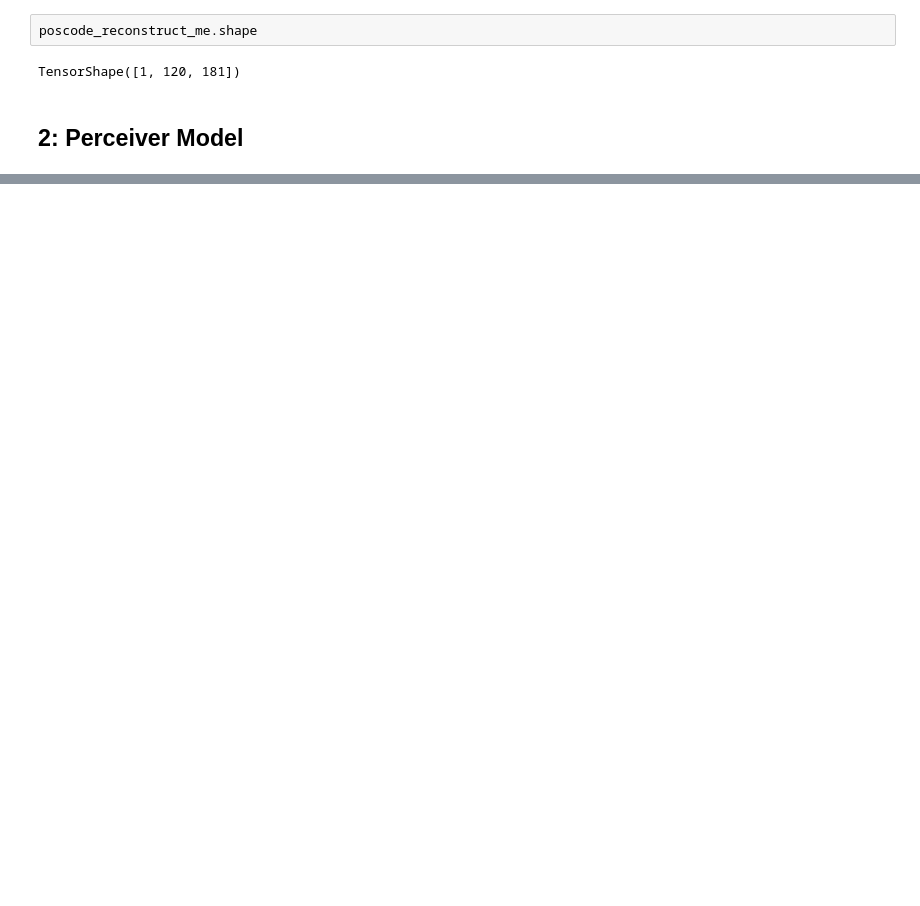
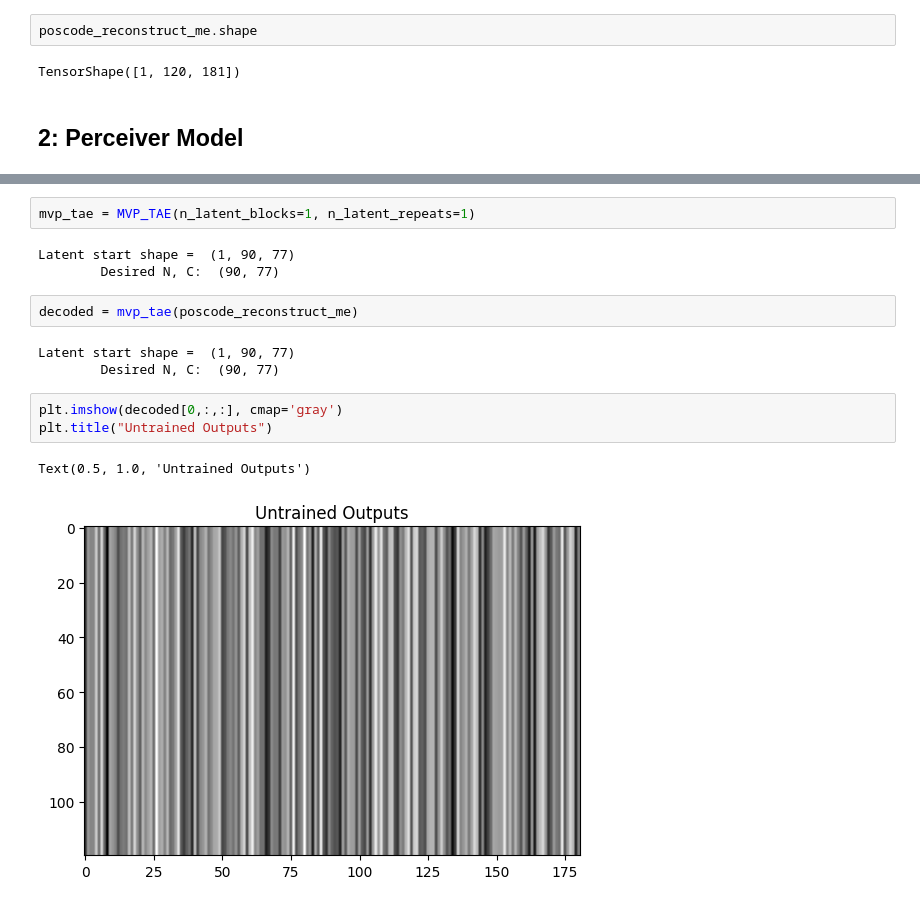
Before and after one commit to amanb2000/Multimodal_Foundation, a Jupyter notebook: sketch/06_TAE_Full.ipynb.ipynb, the cells around one changed output, grey strips where cells are left out. Saved outputs shown, nothing was run; the diff lists cells and outputs as text; blank space fills up the shorter version.

```diff
--- a/sketch/06_TAE_Full.ipynb.ipynb
+++ b/sketch/06_TAE_Full.ipynb.ipynb
@@ -295,0 +388,16 @@ TensorShape([1, 120, 181])
+# %%
+mvp_tae = MVP_TAE(n_latent_blocks=1, n_latent_repeats=1)
+# %% [output]
+Latent start shape =  (1, 90, 77)
+        Desired N, C:  (90, 77)
+# %%
+decoded = mvp_tae(poscode_reconstruct_me)
+# %% [output]
+Latent start shape =  (1, 90, 77)
+        Desired N, C:  (90, 77)
+# %%
+plt.imshow(decoded[0,:,:], cmap='gray')
+plt.title("Untrained Outputs")
+# %% [output]
+Text(0.5, 1.0, 'Untrained Outputs')
+[figure, added]
```
Also changed, not shown: parts of 10 cells of this notebook.
